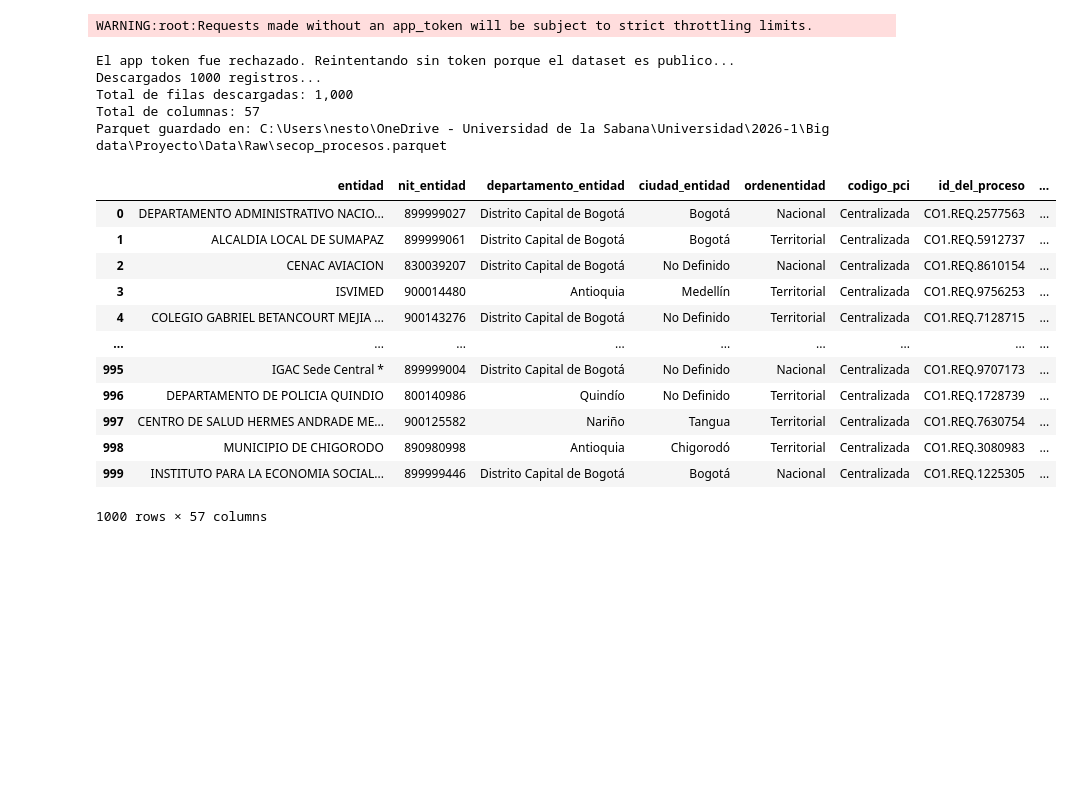
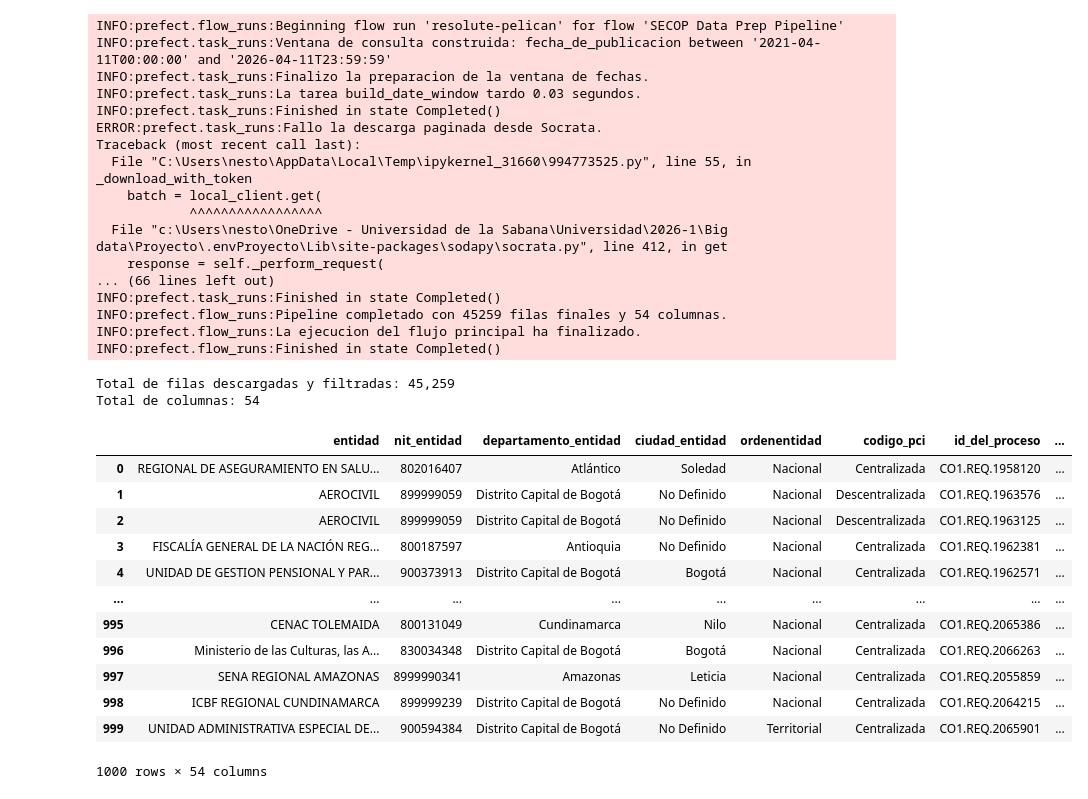
Before and after one commit to nestortada/BigDataProyecto, a Jupyter notebook: Code/DataPrep/descarga_datos_secop.ipynb, the cells around one changed output. Saved outputs shown, nothing was run; the diff lists cells and outputs as text; code cells hidden in the pictures; blank space fills up the shorter version.

Commit message:
Proceso de descarga de datos

```diff
--- a/Code/DataPrep/descarga_datos_secop.ipynb
+++ b/Code/DataPrep/descarga_datos_secop.ipynb
@@ -90,32 +322,42 @@ def download_dataset(domain: str, dataset_id: str, app_token: str | None, page_s
 # %%
-df = download_dataset(DOMAIN, DATASET_ID, APP_TOKEN, page_size=PAGE_SIZE, max_rows=MAX_ROWS_TO_DOWNLOAD)
+df = main_pipeline()
 
-print(f"Total de filas descargadas: {len(df):,}")
+print(f"Total de filas descargadas y filtradas: {len(df):,}")
 print(f"Total de columnas: {len(df.columns)}")
-
-df.to_parquet(OUTPUT_PATH, index=False)
-print(f"Parquet guardado en: {OUTPUT_PATH.resolve()}")
 
 preview_df = df.head(TARGET_PREVIEW_ROWS)
 preview_df
 # %% [output]
-WARNING:root:Requests made without an app_token will be subject to strict throttling limits.
+INFO:prefect.flow_runs:Beginning flow run 'resolute-pelican' for flow 'SECOP Data Prep Pipeline'
+INFO:prefect.task_runs:Ventana de consulta construida: fecha_de_publicacion between '2021-04-11T00:00:00' and '2026-04-11T23:59:59'
+INFO:prefect.task_runs:Finalizo la preparacion de la ventana de fechas.
+INFO:prefect.task_runs:La tarea build_date_window tardo 0.03 segundos.
+INFO:prefect.task_runs:Finished in state Completed()
+ERROR:prefect.task_runs:Fallo la descarga paginada desde Socrata.
+Traceback (most recent call last):
+  File "C:\Users\nesto\AppData\Local\Temp\ipykernel_31660\994773525.py", line 55, in _download_with_token
+    batch = local_client.get(
+            ^^^^^^^^^^^^^^^^^
+  File "c:\Users\nesto\OneDrive - Universidad de la Sabana\Universidad\2026-1\Big data\Proyecto\.envProyecto\Lib\site-packages\sodapy\socrata.py", line 412, in get
+    response = self._perform_request(
+... (66 lines left out)
+INFO:prefect.task_runs:Finished in state Completed()
+INFO:prefect.flow_runs:Pipeline completado con 45259 filas finales y 54 columnas.
+INFO:prefect.flow_runs:La ejecucion del flujo principal ha finalizado.
+INFO:prefect.flow_runs:Finished in state Completed()
-El app token fue rechazado. Reintentando sin token porque el dataset es publico...
-Descargados 1000 registros...
-Total de filas descargadas: 1,000
-Total de columnas: 57
-Parquet guardado en: C:\Users\nesto\OneDrive - Universidad de la Sabana\Universidad\2026-1\Big data\Proyecto\Data\Raw\secop_procesos.parquet
+Total de filas descargadas y filtradas: 45,259
+Total de columnas: 54
 |  | entidad | nit_entidad | departamento_entidad | ciudad_entidad | ordenentidad | codigo_pci | id_del_proceso | ... |
-| 0 | DEPARTAMENTO ADMINISTRATIVO NACIO... | 899999027 | Distrito Capital de Bogotá | Bogotá | Nacional | Centralizada | CO1.REQ.2577563 | ... |
-| 1 | ALCALDIA LOCAL DE SUMAPAZ | 899999061 | Distrito Capital de Bogotá | Bogotá | Territorial | Centralizada | CO1.REQ.5912737 | ... |
-| 2 | CENAC AVIACION | 830039207 | Distrito Capital de Bogotá | No Definido | Nacional | Centralizada | CO1.REQ.8610154 | ... |
-| 3 | ISVIMED | 900014480 | Antioquia | Medellín | Territorial | Centralizada | CO1.REQ.9756253 | ... |
-| 4 | COLEGIO GABRIEL BETANCOURT MEJIA ... | 900143276 | Distrito Capital de Bogotá | No Definido | Territorial | Centralizada | CO1.REQ.7128715 | ... |
+| 0 | REGIONAL DE ASEGURAMIENTO EN SALU... | 802016407 | Atlántico | Soledad | Nacional | Centralizada | CO1.REQ.1958120 | ... |
+| 1 | AEROCIVIL | 899999059 | Distrito Capital de Bogotá | No Definido | Nacional | Descentralizada | CO1.REQ.1963576 | ... |
+| 2 | AEROCIVIL | 899999059 | Distrito Capital de Bogotá | No Definido | Nacional | Descentralizada | CO1.REQ.1963125 | ... |
+| 3 | FISCALÍA GENERAL DE LA NACIÓN REG... | 800187597 | Antioquia | No Definido | Nacional | Centralizada | CO1.REQ.1962381 | ... |
+| 4 | UNIDAD DE GESTION PENSIONAL Y PAR... | 900373913 | Distrito Capital de Bogotá | Bogotá | Nacional | Centralizada | CO1.REQ.1962571 | ... |
 | ... | ... | ... | ... | ... | ... | ... | ... | ... |
-| 995 | IGAC Sede Central * | 899999004 | Distrito Capital de Bogotá | No Definido | Nacional | Centralizada | CO1.REQ.9707173 | ... |
-| 996 | DEPARTAMENTO DE POLICIA QUINDIO | 800140986 | Quindío | No Definido | Territorial | Centralizada | CO1.REQ.1728739 | ... |
-| 997 | CENTRO DE SALUD HERMES ANDRADE ME... | 900125582 | Nariño | Tangua | Territorial | Centralizada | CO1.REQ.7630754 | ... |
-| 998 | MUNICIPIO DE CHIGORODO | 890980998 | Antioquia | Chigorodó | Territorial | Centralizada | CO1.REQ.3080983 | ... |
-| 999 | INSTITUTO PARA LA ECONOMIA SOCIAL... | 899999446 | Distrito Capital de Bogotá | Bogotá | Nacional | Centralizada | CO1.REQ.1225305 | ... |
+| 995 | CENAC TOLEMAIDA | 800131049 | Cundinamarca | Nilo | Nacional | Centralizada | CO1.REQ.2065386 | ... |
+| 996 | Ministerio de las Culturas, las A... | 830034348 | Distrito Capital de Bogotá | Bogotá | Nacional | Centralizada | CO1.REQ.2066263 | ... |
+| 997 | SENA REGIONAL AMAZONAS | 8999990341 | Amazonas | Leticia | Nacional | Centralizada | CO1.REQ.2055859 | ... |
+| 998 | ICBF REGIONAL CUNDINAMARCA | 899999239 | Distrito Capital de Bogotá | No Definido | Nacional | Centralizada | CO1.REQ.2064215 | ... |
+| 999 | UNIDAD ADMINISTRATIVA ESPECIAL DE... | 900594384 | Distrito Capital de Bogotá | No Definido | Territorial | Centralizada | CO1.REQ.2065901 | ... |
-1000 rows × 57 columns
+1000 rows × 54 columns
 # %%
```
Also changed, not shown: parts of 7 cells of this notebook, 3 other files.
